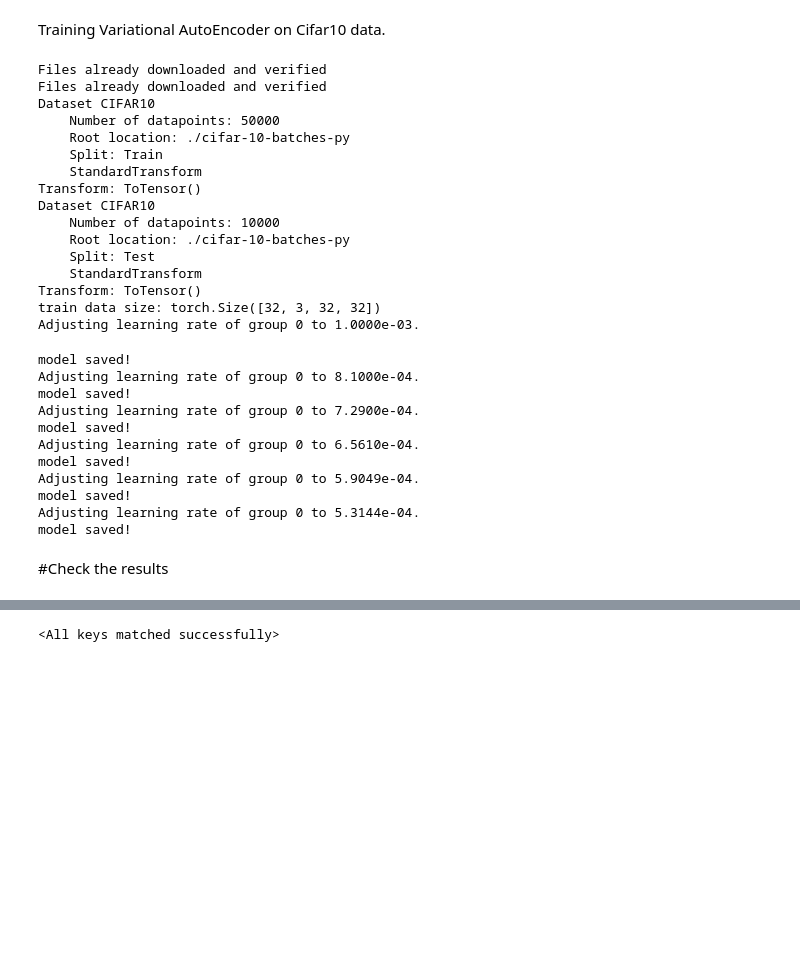
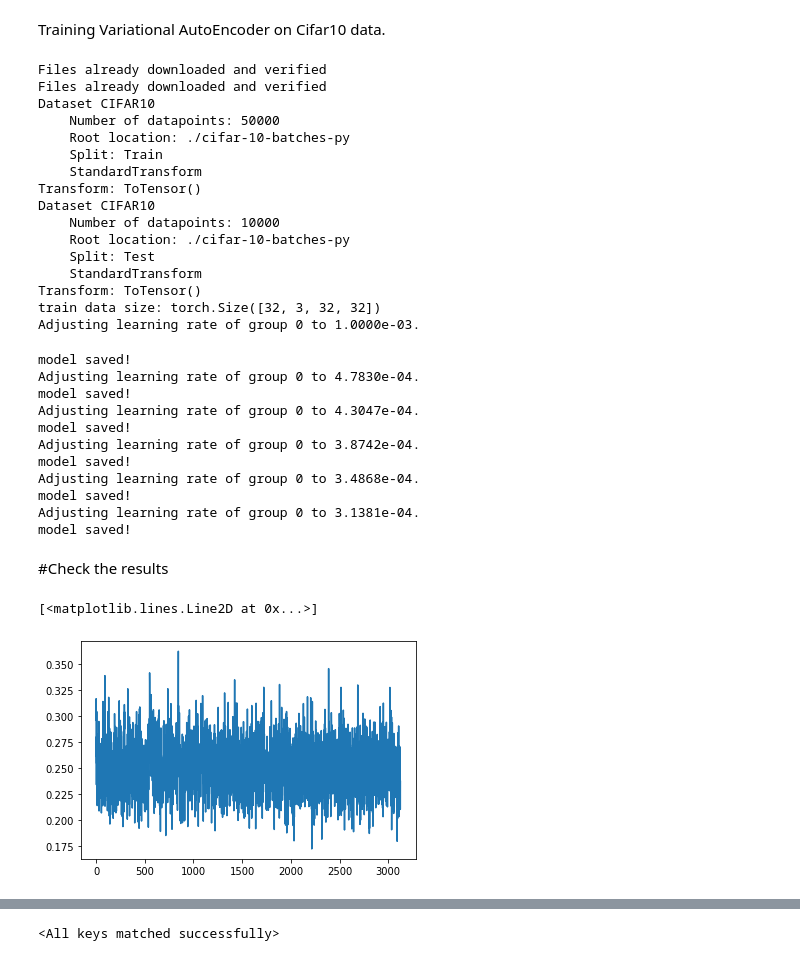
Before and after one commit to cohitai/AI_notebooks, a Jupyter notebook: VAE/VAE.ipynb, the cells around one changed output, grey strips where cells are left out. Drawn from its saved outputs; the diff is of its cells as text; code cells hidden in the pictures; blank space fills up the shorter version.

```diff
--- a/VAE/VAE.ipynb
+++ b/VAE/VAE.ipynb
@@ -1105,7 +1056,7 @@ Training Variational AutoEncoder on Cifar10 data.
 # %%
 train_data,test_data=load_data(BS=32)
 vae=AutoencoderKL().to(device)
-vae, _ = train(vae, train_data,epochs=1,exp="test2")
+vae = train(vae, train_data,epochs=1,exp="test2")
 # %% [output]
 Files already downloaded and verified
 Files already downloaded and verified
@@ -1124,18 +1075,25 @@ Transform: ToTensor()
 train data size: torch.Size([32, 3, 32, 32])
 Adjusting learning rate of group 0 to 1.0000e-03.
 model saved!
-Adjusting learning rate of group 0 to 8.1000e-04.
+Adjusting learning rate of group 0 to 4.7830e-04.
 model saved!
-Adjusting learning rate of group 0 to 7.2900e-04.
+Adjusting learning rate of group 0 to 4.3047e-04.
 model saved!
-Adjusting learning rate of group 0 to 6.5610e-04.
+Adjusting learning rate of group 0 to 3.8742e-04.
 model saved!
-Adjusting learning rate of group 0 to 5.9049e-04.
+Adjusting learning rate of group 0 to 3.4868e-04.
 model saved!
-Adjusting learning rate of group 0 to 5.3144e-04.
+Adjusting learning rate of group 0 to 3.1381e-04.
 model saved!
 # %% [markdown]
 #Check the results
+# %%
+from matplotlib.pyplot import plot
+
+plot(losses)
+# %% [output]
+[<matplotlib.lines.Line2D at 0x...>]
+[figure, added]
 # %%
 from matplotlib.pyplot import imshow
 %matplotlib inline
```
Also changed, not shown: parts of 11 cells of this notebook.
